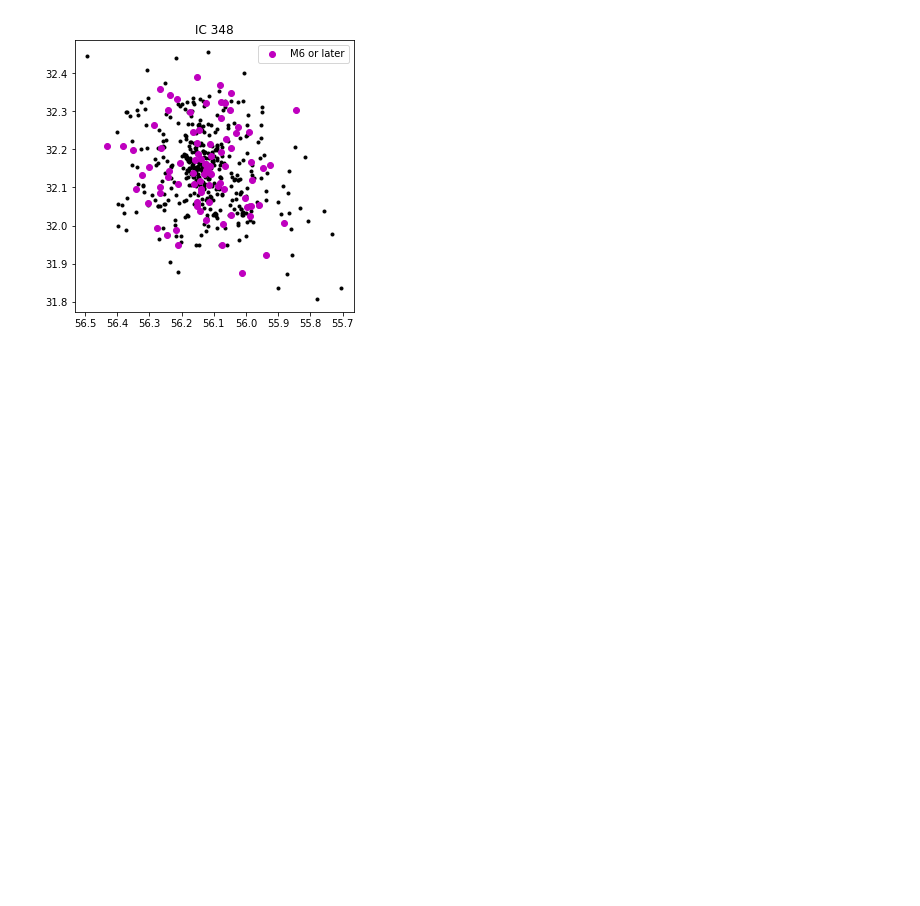
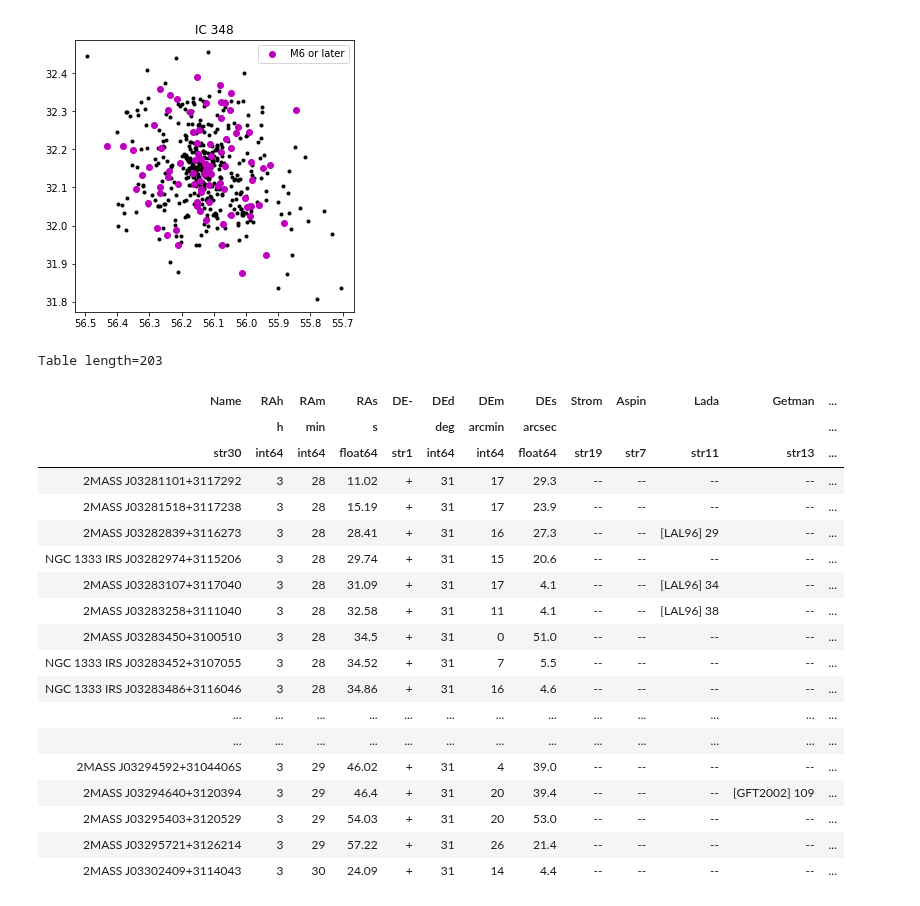
Before and after one commit to tomr-stargazer/Variability_Project_2020, a Jupyter notebook: wuvars/analysis/prototypes/Playing with Luhman et al. 2016.ipynb, the cells around one changed output. Saved outputs shown, nothing was run; the diff lists cells and outputs as text; code cells hidden in the pictures; blank space fills up the shorter version.

```diff
--- a/wuvars/analysis/prototypes/Playing with Luhman et al. 2016.ipynb
+++ b/wuvars/analysis/prototypes/Playing with Luhman et al. 2016.ipynb
@@ -97,0 +117,23 @@ plt.legend()
+# %%
+table_2
+# %% [output]
+Table length=203
+| Name | RAh | RAm | RAs | DE- | DEd | DEm | DEs | Strom | Aspin | Lada | Getman | ... |
+|  | h | min | s |  | deg | arcmin | arcsec |  |  |  |  | ... |
+| str30 | int64 | int64 | float64 | str1 | int64 | int64 | float64 | str19 | str7 | str11 | str13 | ... |
+| 2MASS J03281101+3117292 | 3 | 28 | 11.02 | + | 31 | 17 | 29.3 | -- | -- | -- | -- | ... |
+| 2MASS J03281518+3117238 | 3 | 28 | 15.19 | + | 31 | 17 | 23.9 | -- | -- | -- | -- | ... |
+| 2MASS J03282839+3116273 | 3 | 28 | 28.41 | + | 31 | 16 | 27.3 | -- | -- | [LAL96] 29 | -- | ... |
+| NGC 1333 IRS J03282974+3115206 | 3 | 28 | 29.74 | + | 31 | 15 | 20.6 | -- | -- | -- | -- | ... |
+| 2MASS J03283107+3117040 | 3 | 28 | 31.09 | + | 31 | 17 | 4.1 | -- | -- | [LAL96] 34 | -- | ... |
+| 2MASS J03283258+3111040 | 3 | 28 | 32.58 | + | 31 | 11 | 4.1 | -- | -- | [LAL96] 38 | -- | ... |
+| 2MASS J03283450+3100510 | 3 | 28 | 34.5 | + | 31 | 0 | 51.0 | -- | -- | -- | -- | ... |
+| NGC 1333 IRS J03283452+3107055 | 3 | 28 | 34.52 | + | 31 | 7 | 5.5 | -- | -- | -- | -- | ... |
+| NGC 1333 IRS J03283486+3116046 | 3 | 28 | 34.86 | + | 31 | 16 | 4.6 | -- | -- | -- | -- | ... |
+| ... | ... | ... | ... | ... | ... | ... | ... | ... | ... | ... | ... | ... |
+| ... | ... | ... | ... | ... | ... | ... | ... | ... | ... | ... | ... | ... |
+| 2MASS J03294592+3104406S | 3 | 29 | 46.02 | + | 31 | 4 | 39.0 | -- | -- | -- | -- | ... |
+| 2MASS J03294640+3120394 | 3 | 29 | 46.4 | + | 31 | 20 | 39.4 | -- | -- | -- | [GFT2002] 109 | ... |
+| 2MASS J03295403+3120529 | 3 | 29 | 54.03 | + | 31 | 20 | 53.0 | -- | -- | -- | -- | ... |
+| 2MASS J03295721+3126214 | 3 | 29 | 57.22 | + | 31 | 26 | 21.4 | -- | -- | -- | -- | ... |
+| 2MASS J03302409+3114043 | 3 | 30 | 24.09 | + | 31 | 14 | 4.4 | -- | -- | -- | -- | ... |
```
Also changed, not shown: parts of 9 cells of this notebook, 1 other file.
